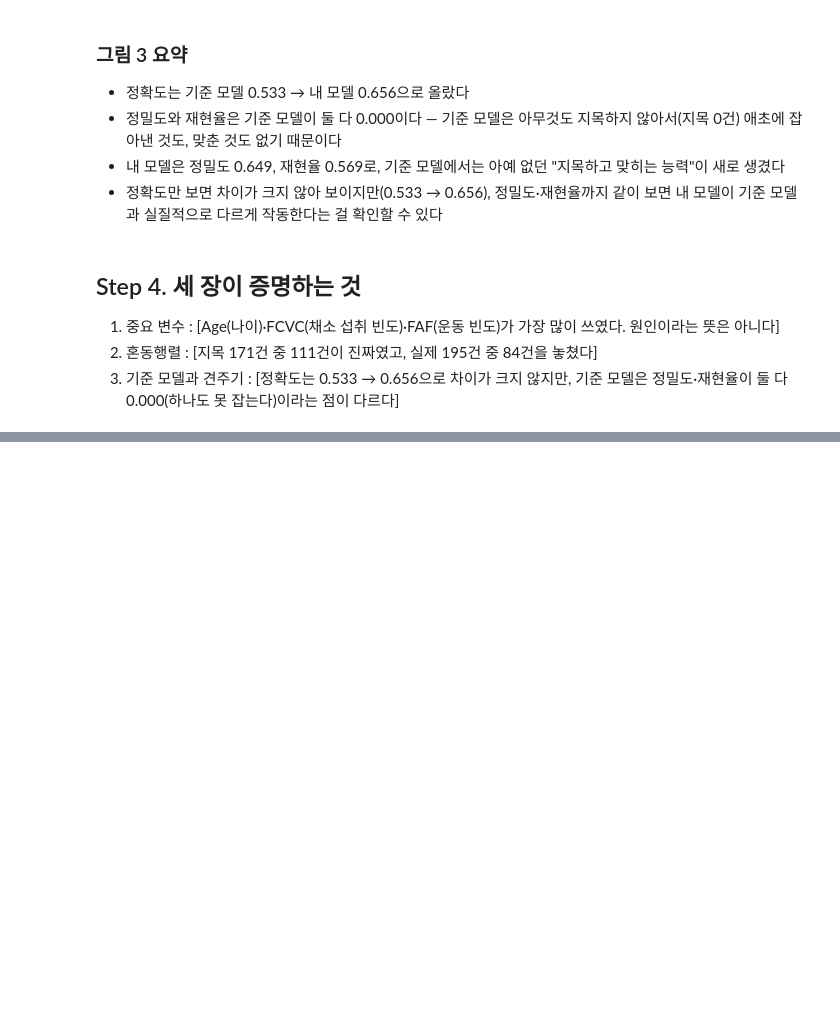
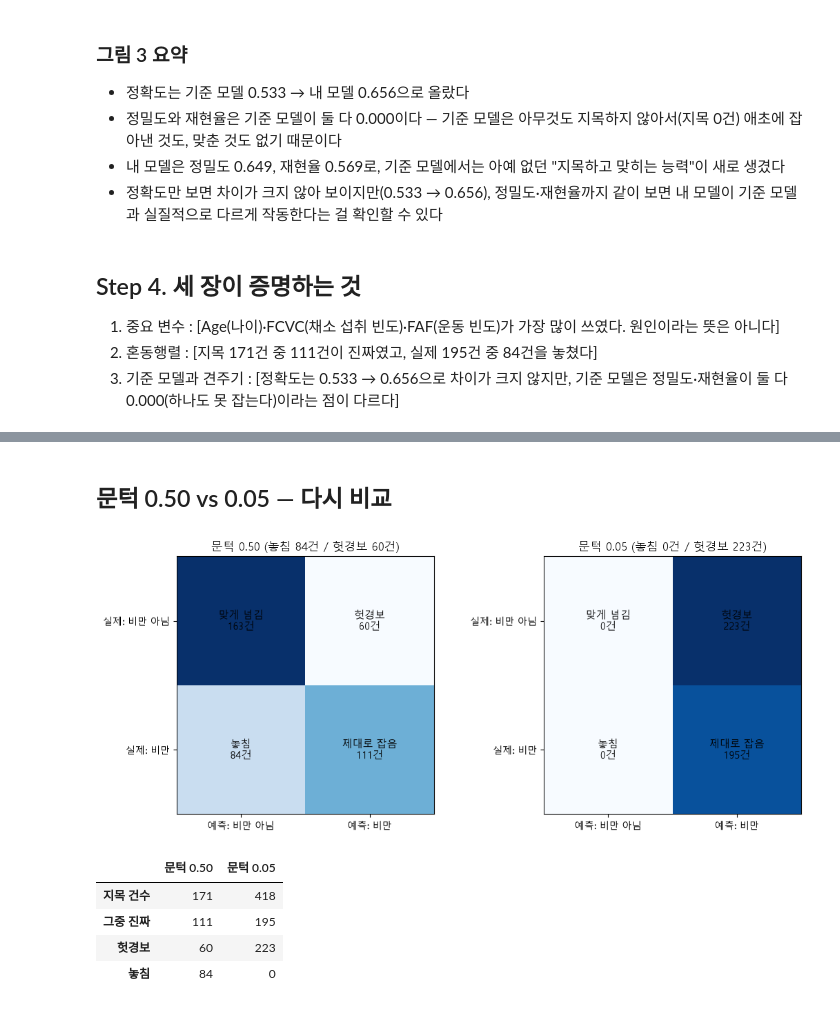
Before and after one commit to 13sx09-hub/defect-prediction, a Jupyter notebook: day06/project_v1/project_v1.ipynb, the cells around one changed output, grey strips where cells are left out. Drawn from its saved outputs; the diff is of its cells as text; code cells hidden in the pictures; blank space fills up the shorter version.

```diff
--- a/day06/project_v1/project_v1.ipynb
+++ b/day06/project_v1/project_v1.ipynb
@@ -560,0 +631,56 @@ plt.show()
+# %% [markdown]
+## 문턱 0.50 vs 0.05 — 다시 비교
+# %%
+plt.rcParams["font.family"] = "Malgun Gothic"
+plt.rcParams["axes.unicode_minus"] = False
+
+# ① 시험용에 대한 모델의 확률을 구한다
+확률 = 모델.predict_proba(시험입력)[:, 1]
+
+# ② 문턱 0.50과 0.05로 각각 판정한다
+예측_050 = (확률 >= 0.50).astype(int)
+예측_005 = (확률 >= 0.05).astype(int)
+
+행렬_050 = confusion_matrix(시험정답, 예측_050)
+행렬_005 = confusion_matrix(시험정답, 예측_005)
+
+맞게넘김_050, 헛지목_050, 놓침_050, 제대로잡음_050 = 행렬_050.ravel()
+맞게넘김_005, 헛지목_005, 놓침_005, 제대로잡음_005 = 행렬_005.ravel()
+
+# ③ 두 혼동행렬을 가로로 나란히 그린다
+fig, axes = plt.subplots(1, 2, figsize=(11, 4.5))
+라벨 = [["맞게 넘김", "헛경보"], ["놓침", "제대로 잡음"]]
+
+for ax, 행렬, 임계, 놓침수, 헛경보수 in zip(
+    axes, [행렬_050, 행렬_005], [0.50, 0.05], [놓침_050, 놓침_005], [헛지목_050, 헛지목_005]
+):
+    ax.imshow(행렬, cmap="Blues")
+    ax.set_title(f"문턱 {임계:.2f} (놓침 {놓침수}건 / 헛경보 {헛경보수}건)")
+    ax.set_xticks([0, 1])
+    ax.set_yticks([0, 1])
+    ax.set_xticklabels(["예측: 비만 아님", "예측: 비만"])
+    ax.set_yticklabels(["실제: 비만 아님", "실제: 비만"])
+    for i in range(2):
+        for j in range(2):
+            ax.text(j, i, f"{라벨[i][j]}\n{행렬[i, j]}건", ha="center", va="center", fontsize=11)
+
+fig.tight_layout()
+fig.savefig("results/fig4_threshold.png", dpi=150, bbox_inches="tight")
+plt.show()
+
+# ④ 지목 건수 / 그중 진짜 / 헛경보 / 놓침을 표로 출력한다
+비교표 = pd.DataFrame(
+    {
+        "문턱 0.50": [헛지목_050 + 제대로잡음_050, 제대로잡음_050, 헛지목_050, 놓침_050],
+        "문턱 0.05": [헛지목_005 + 제대로잡음_005, 제대로잡음_005, 헛지목_005, 놓침_005],
+    },
+    index=["지목 건수", "그중 진짜", "헛경보", "놓침"],
+)
+비교표
+# %% [output]
+[figure, added]
+|  | 문턱 0.50 | 문턱 0.05 |
+| 지목 건수 | 171 | 418 |
+| 그중 진짜 | 111 | 195 |
+| 헛경보 | 60 | 223 |
+| 놓침 | 84 | 0 |
```
Also changed, not shown: parts of 6 cells of this notebook, 3 other files.
